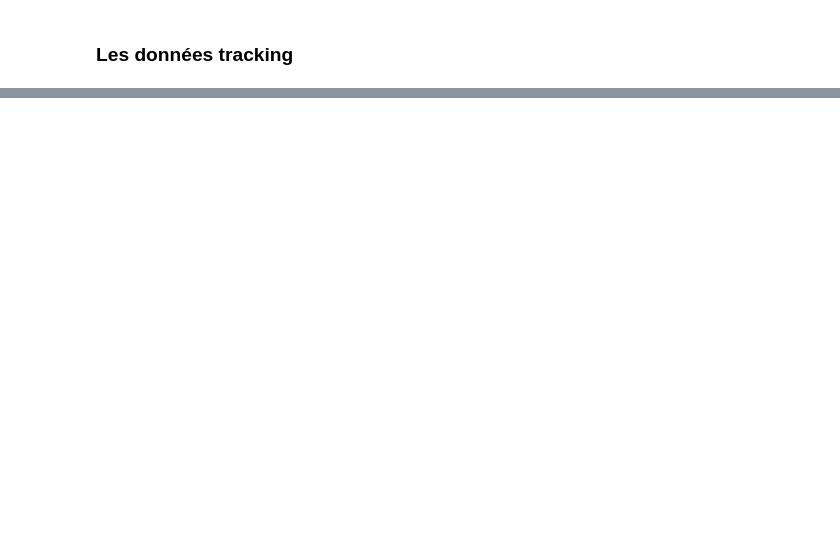
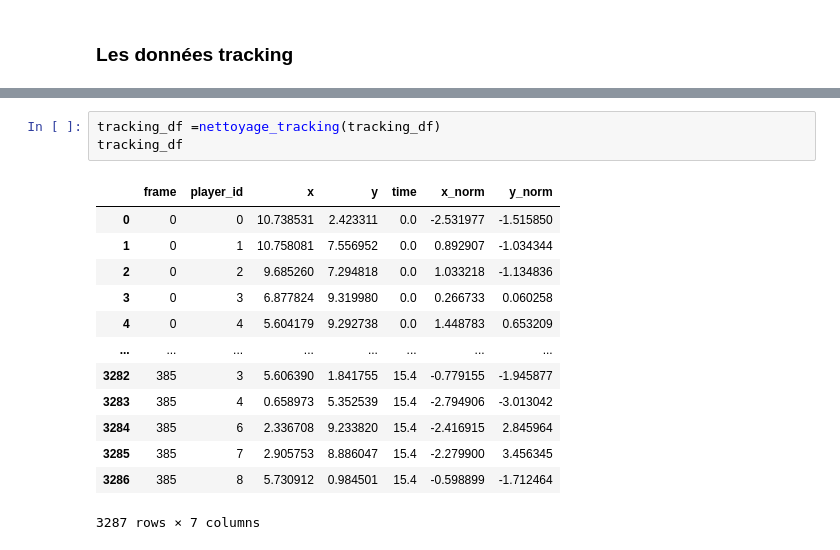
Before and after one commit to Uthmankontao/Stage_DynaTeam, a Jupyter notebook: notebooks/05_basket_viz.ipynb, the cells around one changed output, grey strips where cells are left out. Drawn from its saved outputs; the diff is of its cells as text; blank space fills up the shorter version.

```diff
--- a/notebooks/05_basket_viz.ipynb
+++ b/notebooks/05_basket_viz.ipynb
@@ -112 +112,18 @@ fusion_3_track = tracking_df[tracking_df["id"] == 3]
+# %%
+tracking_df =nettoyage_tracking(tracking_df)
+tracking_df
+# %% [output]
+|  | frame | player_id | x | y | time | x_norm | y_norm |
+| 0 | 0 | 0 | 10.738531 | 2.423311 | 0.0 | -2.531977 | -1.515850 |
+| 1 | 0 | 1 | 10.758081 | 7.556952 | 0.0 | 0.892907 | -1.034344 |
+| 2 | 0 | 2 | 9.685260 | 7.294818 | 0.0 | 1.033218 | -1.134836 |
+| 3 | 0 | 3 | 6.877824 | 9.319980 | 0.0 | 0.266733 | 0.060258 |
+| 4 | 0 | 4 | 5.604179 | 9.292738 | 0.0 | 1.448783 | 0.653209 |
+| ... | ... | ... | ... | ... | ... | ... | ... |
+| 3282 | 385 | 3 | 5.606390 | 1.841755 | 15.4 | -0.779155 | -1.945877 |
+| 3283 | 385 | 4 | 0.658973 | 5.352539 | 15.4 | -2.794906 | -3.013042 |
+| 3284 | 385 | 6 | 2.336708 | 9.233820 | 15.4 | -2.416915 | 2.845964 |
+| 3285 | 385 | 7 | 2.905753 | 8.886047 | 15.4 | -2.279900 | 3.456345 |
+| 3286 | 385 | 8 | 5.730912 | 0.984501 | 15.4 | -0.598899 | -1.712464 |
+3287 rows × 7 columns
 # %%
```
Also changed, not shown: parts of 40 cells of this notebook, 2 other files.
